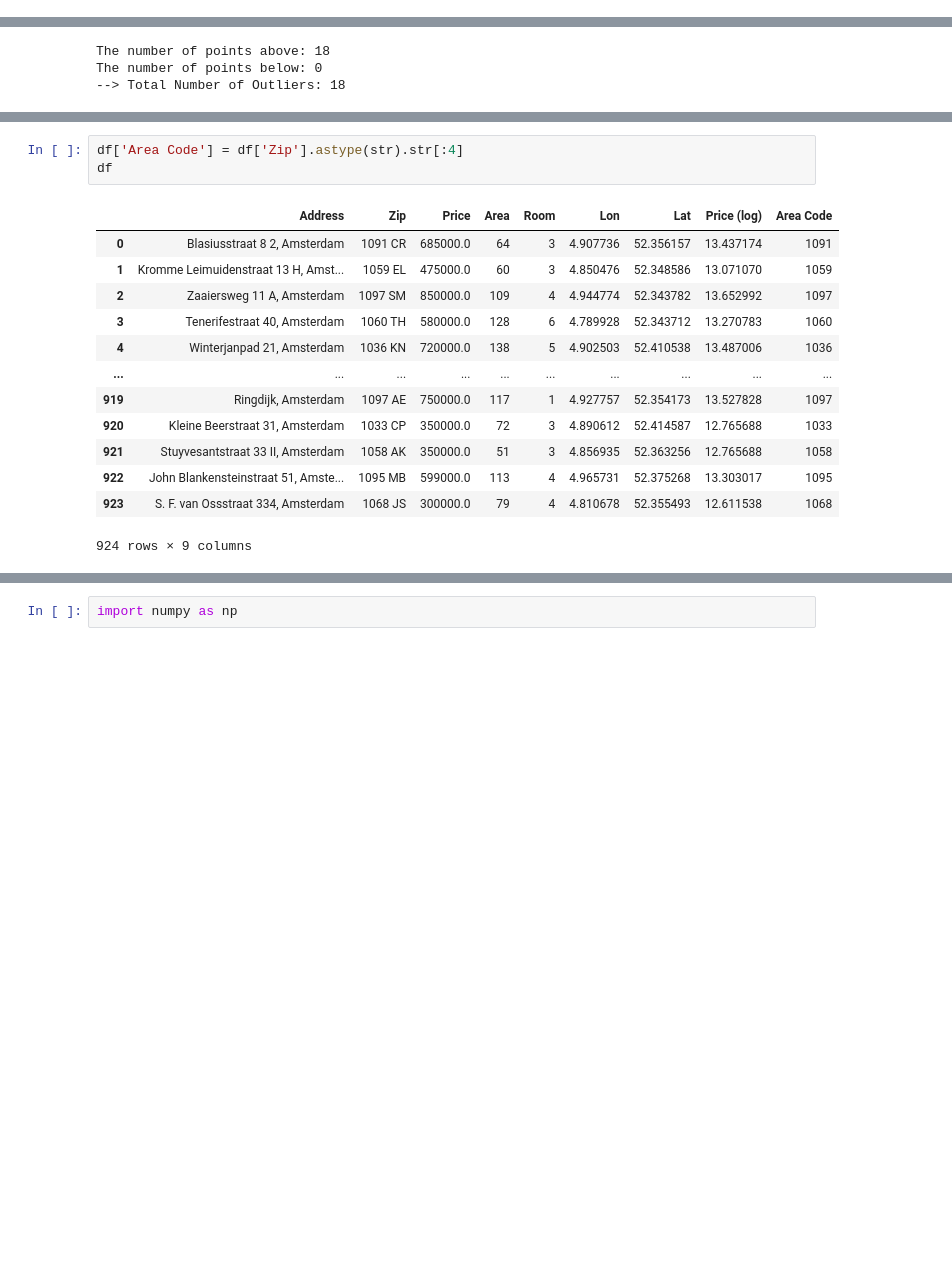
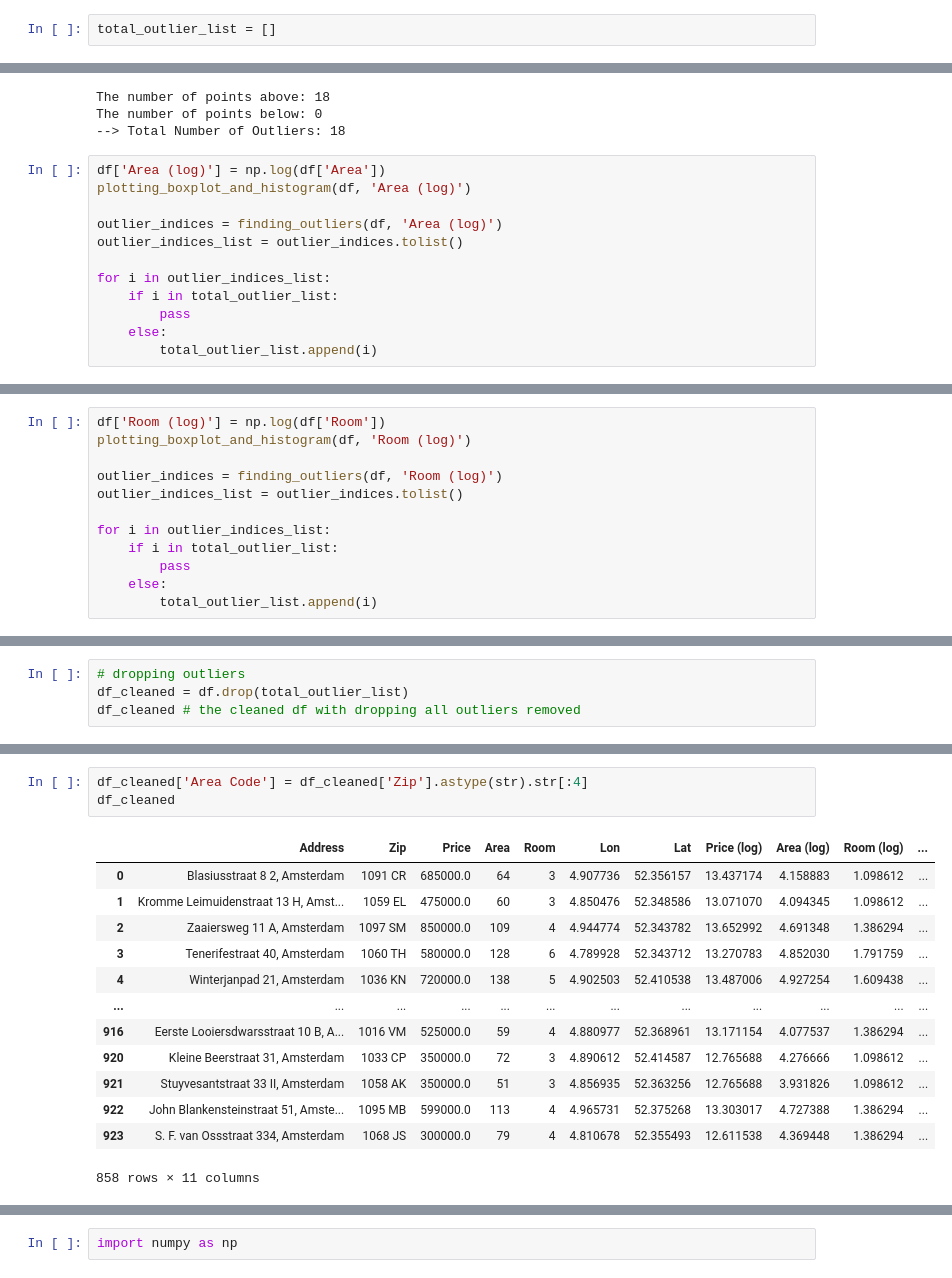
Before and after one commit to 10Dennisw/house-price-prediction, a Jupyter notebook: data_exploration.ipynb, the cells around one changed output, grey strips where cells are left out. Cells and saved outputs as stored; diff of their text form; blank space fills up the shorter version.

```diff
--- a/data_exploration.ipynb
+++ b/data_exploration.ipynb
@@ -225,3 +225,5 @@ plt.show()
 ### Feature Engineering
 # %%
 import numpy as np
+# %%
+total_outlier_list = []
@@ -239,3 +245,15 @@ total_outlier_list.extend(outlier_indices_list)
 The number of points above: 18
 The number of points below: 0
 --> Total Number of Outliers: 18
+# %%
+df['Area (log)'] = np.log(df['Area'])
+plotting_boxplot_and_histogram(df, 'Area (log)')
+
+outlier_indices = finding_outliers(df, 'Area (log)')
+outlier_indices_list = outlier_indices.tolist()
+
+for i in outlier_indices_list:
+    if i in total_outlier_list:
+        pass
+    else:
+        total_outlier_list.append(i)
@@ -241,0 +265,12 @@ The number of points below: 0
+# %%
+df['Room (log)'] = np.log(df['Room'])
+plotting_boxplot_and_histogram(df, 'Room (log)')
+
+outlier_indices = finding_outliers(df, 'Room (log)')
+outlier_indices_list = outlier_indices.tolist()
+
+for i in outlier_indices_list:
+    if i in total_outlier_list:
+        pass
+    else:
+        total_outlier_list.append(i)
@@ -241,0 +286,4 @@ The number of points below: 0
+# %%
+# dropping outliers
+df_cleaned = df.drop(total_outlier_list)
+df_cleaned # the cleaned df with dropping all outliers removed
@@ -242,19 +304,19 @@ The number of points below: 0
 # %%
-df['Area Code'] = df['Zip'].astype(str).str[:4]
-df
+df_cleaned['Area Code'] = df_cleaned['Zip'].astype(str).str[:4]
+df_cleaned
 # %% [output]
-|  | Address | Zip | Price | Area | Room | Lon | Lat | Price (log) | Area Code |
-| 0 | Blasiusstraat 8 2, Amsterdam | 1091 CR | 685000.0 | 64 | 3 | 4.907736 | 52.356157 | 13.437174 | 1091 |
-| 1 | Kromme Leimuidenstraat 13 H, Amst... | 1059 EL | 475000.0 | 60 | 3 | 4.850476 | 52.348586 | 13.071070 | 1059 |
-| 2 | Zaaiersweg 11 A, Amsterdam | 1097 SM | 850000.0 | 109 | 4 | 4.944774 | 52.343782 | 13.652992 | 1097 |
-| 3 | Tenerifestraat 40, Amsterdam | 1060 TH | 580000.0 | 128 | 6 | 4.789928 | 52.343712 | 13.270783 | 1060 |
-| 4 | Winterjanpad 21, Amsterdam | 1036 KN | 720000.0 | 138 | 5 | 4.902503 | 52.410538 | 13.487006 | 1036 |
-| ... | ... | ... | ... | ... | ... | ... | ... | ... | ... |
-| 919 | Ringdijk, Amsterdam | 1097 AE | 750000.0 | 117 | 1 | 4.927757 | 52.354173 | 13.527828 | 1097 |
-| 920 | Kleine Beerstraat 31, Amsterdam | 1033 CP | 350000.0 | 72 | 3 | 4.890612 | 52.414587 | 12.765688 | 1033 |
-| 921 | Stuyvesantstraat 33 II, Amsterdam | 1058 AK | 350000.0 | 51 | 3 | 4.856935 | 52.363256 | 12.765688 | 1058 |
-| 922 | John Blankensteinstraat 51, Amste... | 1095 MB | 599000.0 | 113 | 4 | 4.965731 | 52.375268 | 13.303017 | 1095 |
-| 923 | S. F. van Ossstraat 334, Amsterdam | 1068 JS | 300000.0 | 79 | 4 | 4.810678 | 52.355493 | 12.611538 | 1068 |
+|  | Address | Zip | Price | Area | Room | Lon | Lat | Price (log) | Area (log) | Room (log) | ... |
+| 0 | Blasiusstraat 8 2, Amsterdam | 1091 CR | 685000.0 | 64 | 3 | 4.907736 | 52.356157 | 13.437174 | 4.158883 | 1.098612 | ... |
+| 1 | Kromme Leimuidenstraat 13 H, Amst... | 1059 EL | 475000.0 | 60 | 3 | 4.850476 | 52.348586 | 13.071070 | 4.094345 | 1.098612 | ... |
+| 2 | Zaaiersweg 11 A, Amsterdam | 1097 SM | 850000.0 | 109 | 4 | 4.944774 | 52.343782 | 13.652992 | 4.691348 | 1.386294 | ... |
+| 3 | Tenerifestraat 40, Amsterdam | 1060 TH | 580000.0 | 128 | 6 | 4.789928 | 52.343712 | 13.270783 | 4.852030 | 1.791759 | ... |
+| 4 | Winterjanpad 21, Amsterdam | 1036 KN | 720000.0 | 138 | 5 | 4.902503 | 52.410538 | 13.487006 | 4.927254 | 1.609438 | ... |
+| ... | ... | ... | ... | ... | ... | ... | ... | ... | ... | ... | ... |
+| 916 | Eerste Looiersdwarsstraat 10 B, A... | 1016 VM | 525000.0 | 59 | 4 | 4.880977 | 52.368961 | 13.171154 | 4.077537 | 1.386294 | ... |
+| 920 | Kleine Beerstraat 31, Amsterdam | 1033 CP | 350000.0 | 72 | 3 | 4.890612 | 52.414587 | 12.765688 | 4.276666 | 1.098612 | ... |
+| 921 | Stuyvesantstraat 33 II, Amsterdam | 1058 AK | 350000.0 | 51 | 3 | 4.856935 | 52.363256 | 12.765688 | 3.931826 | 1.098612 | ... |
+| 922 | John Blankensteinstraat 51, Amste... | 1095 MB | 599000.0 | 113 | 4 | 4.965731 | 52.375268 | 13.303017 | 4.727388 | 1.386294 | ... |
+| 923 | S. F. van Ossstraat 334, Amsterdam | 1068 JS | 300000.0 | 79 | 4 | 4.810678 | 52.355493 | 12.611538 | 4.369448 | 1.386294 | ... |
-924 rows × 9 columns
+858 rows × 11 columns
 # %%
 unique_code_lst = []
```
Also changed, not shown: parts of 14 cells of this notebook, 1 other file.
